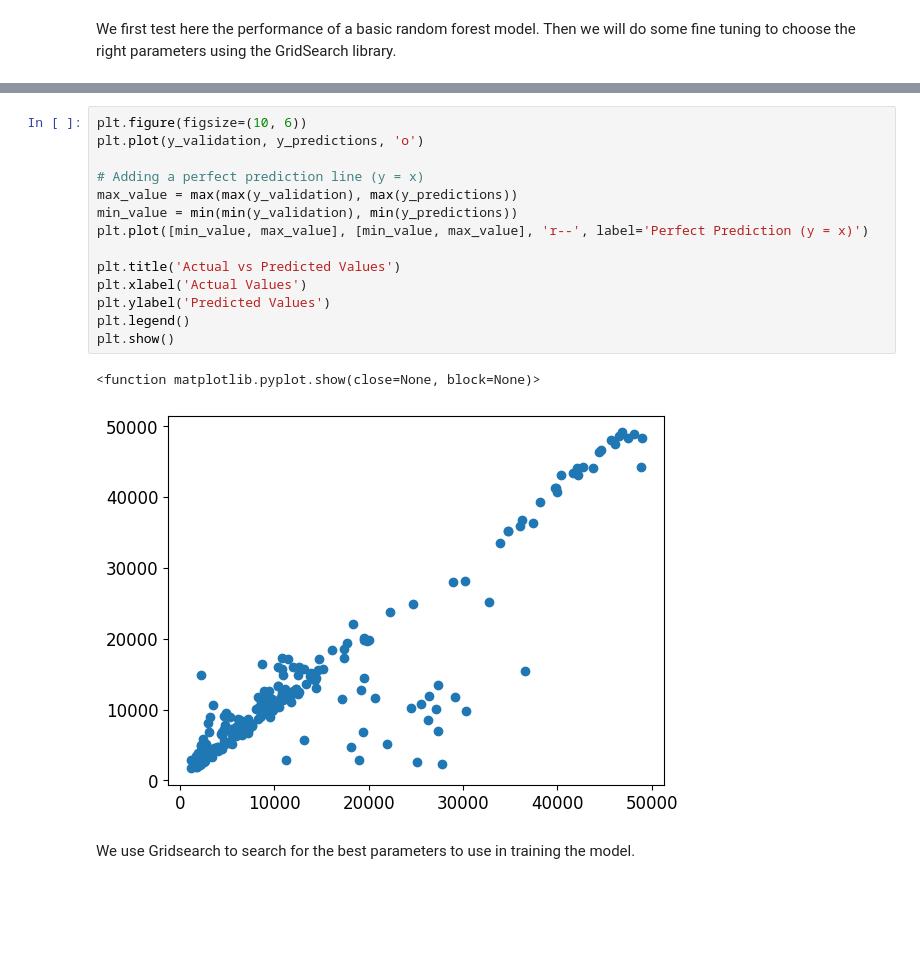
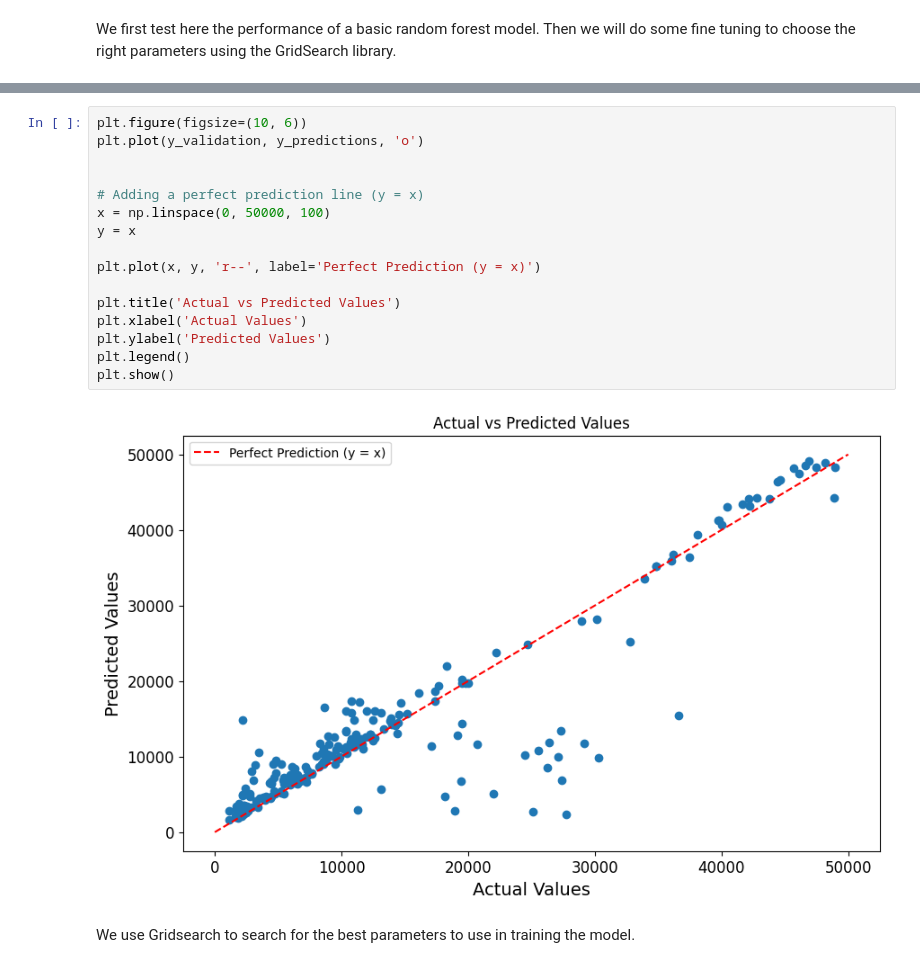
Before and after one commit to Ahsanfyfy/Project-Group-3, a Jupyter notebook: models.ipynb, the cells around one changed output, grey strips where cells are left out. Cells and saved outputs as stored; diff of their text form; blank space fills up the shorter version.

Commit message:
adding perfect line

```diff
--- a/models.ipynb
+++ b/models.ipynb
@@ -111,20 +109,21 @@ print(f"MAE: {mae}")
 # %%
 plt.figure(figsize=(10, 6))
 plt.plot(y_validation, y_predictions, 'o')
 
+
 # Adding a perfect prediction line (y = x)
-max_value = max(max(y_validation), max(y_predictions))
-min_value = min(min(y_validation), min(y_predictions))
-plt.plot([min_value, max_value], [min_value, max_value], 'r--', label='Perfect Prediction (y = x)')
+x = np.linspace(0, 50000, 100)
+y = x
+
+plt.plot(x, y, 'r--', label='Perfect Prediction (y = x)')
 
 plt.title('Actual vs Predicted Values')
 plt.xlabel('Actual Values')
 plt.ylabel('Predicted Values')
 plt.legend()
 plt.show()
 # %% [output]
-<function matplotlib.pyplot.show(close=None, block=None)>
-[figure, old version]
+[figure, new version]
 # %% [markdown]
 We use Gridsearch to search for the best parameters to use in training the model.
 # %%
```
Also changed, not shown: parts of 21 cells of this notebook.
